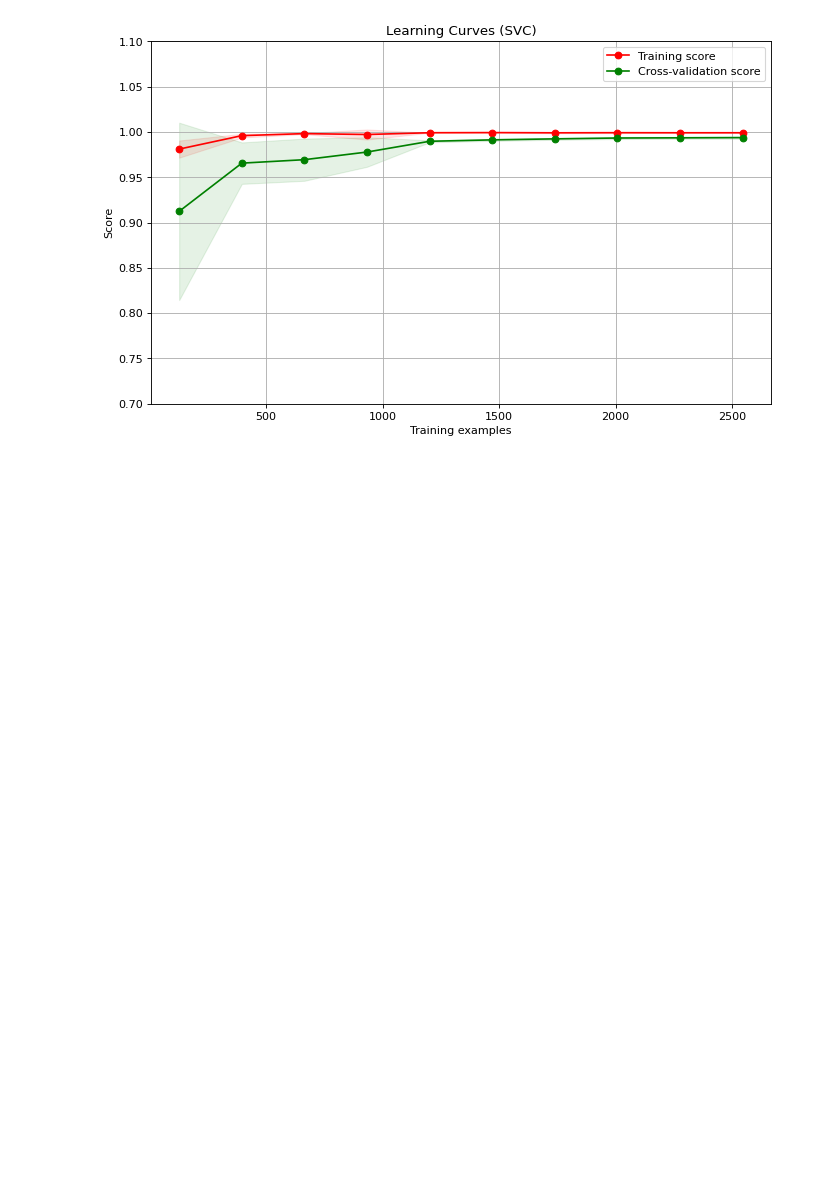
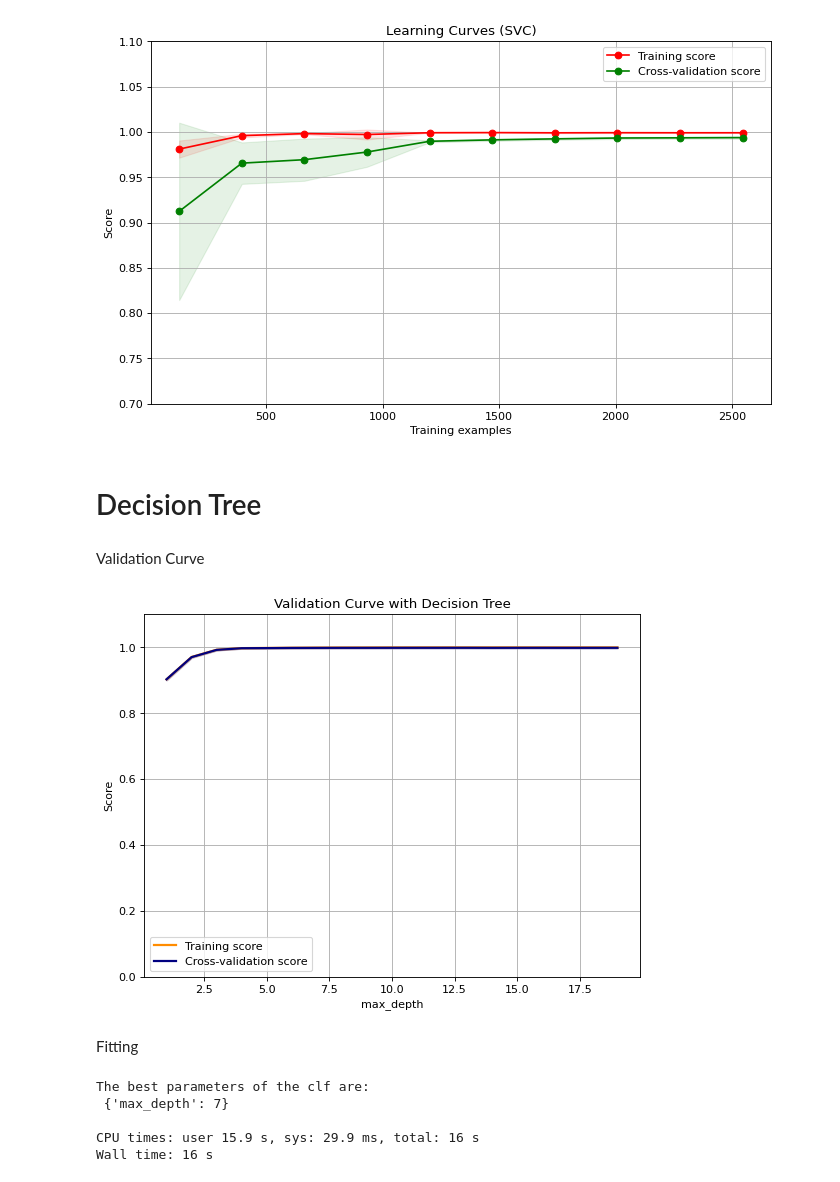
Before and after one commit to Amirosein/AGB-stars-ML-project, a Jupyter notebook: Milestone2/AGB_Project_2.ipynb, the cells around one changed output. Cells and saved outputs as stored; diff of their text form; code cells hidden in the pictures; blank space fills up the shorter version.

```diff
--- a/Milestone2/AGB_Project_2.ipynb
+++ b/Milestone2/AGB_Project_2.ipynb
@@ -405,3 +497,39 @@ plot_learning_curve(estimator, title, X_ps, Y_O.values.ravel(), ylim=(0.7, 1.1),
 # %% [output]
 <module 'matplotlib.pyplot' from '/usr/local/lib/python3.7/dist-packages/matplotlib/pyplot.py'>
 [figure]
+# %% [markdown]
+# Decision Tree
+# %% [markdown]
+Validation Curve
+# %%
+from sklearn.tree import DecisionTreeClassifier
+from sklearn.model_selection import ShuffleSplit
+
+clf = DecisionTreeClassifier()
+
+cv = ShuffleSplit(n_splits=10, test_size=0.3, random_state=42)
+pr = np.arange(1, 20)
+plot_validation_curve(clf, X_p, Y, pr, 'max_depth',
+                          cv=cv, Modelname='Decision Tree', n_jobs=-1)
+plt.grid()
+# %% [output]
+[figure, added]
+# %% [markdown]
+Fitting
+# %%
+%%time
+
+# Grid search
+
+clf = DecisionTreeClassifier()
+
+params = {'max_depth': np.arange(1,10)}
+x_train, x_test, y_train, y_test= train_test_split(X_p, Y_O.values.ravel(), test_size=0.3, random_state=42)
+
+gclf = grid_search(clf, x_train, y_train, params)
+# %% [output]
+The best parameters of the clf are:
+ {'max_depth': 7}
+
+CPU times: user 15.9 s, sys: 29.9 ms, total: 16 s
+Wall time: 16 s
```
Also changed, not shown: parts of 27 cells of this notebook.
